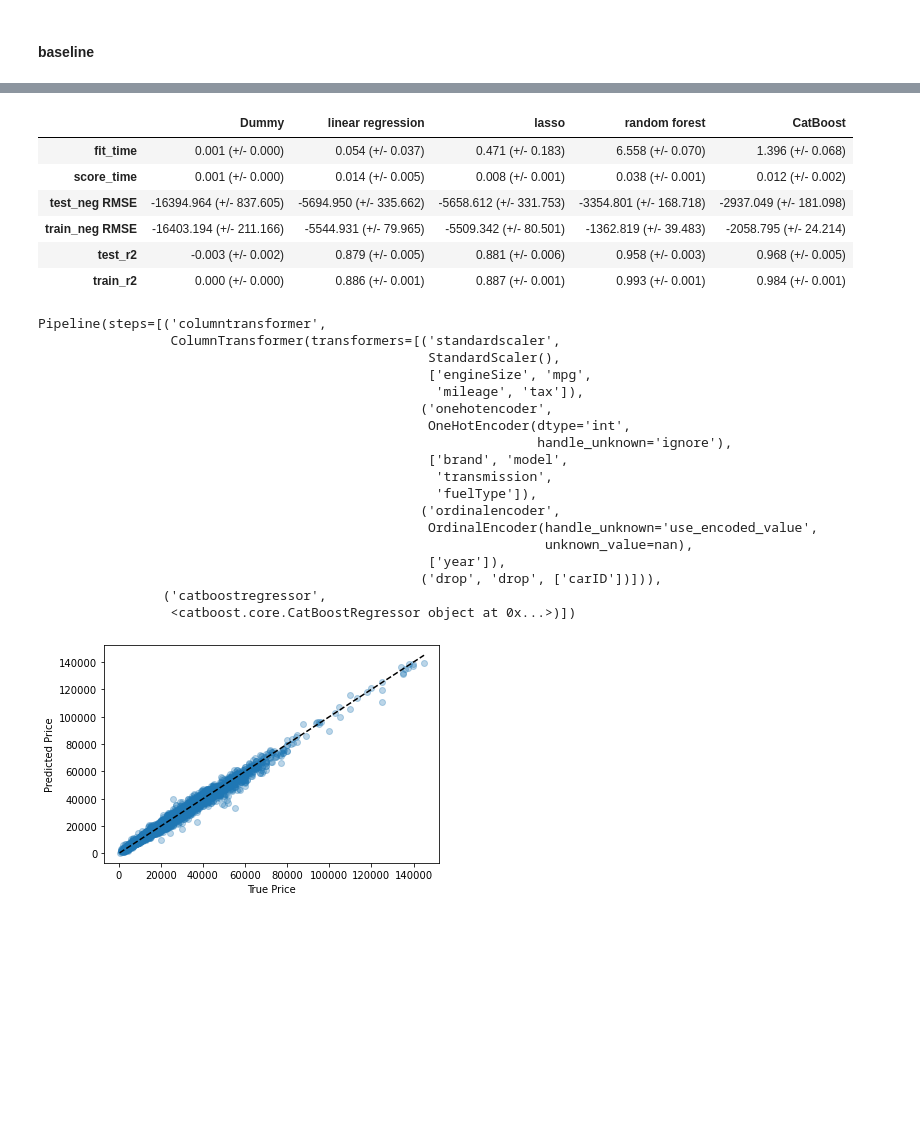
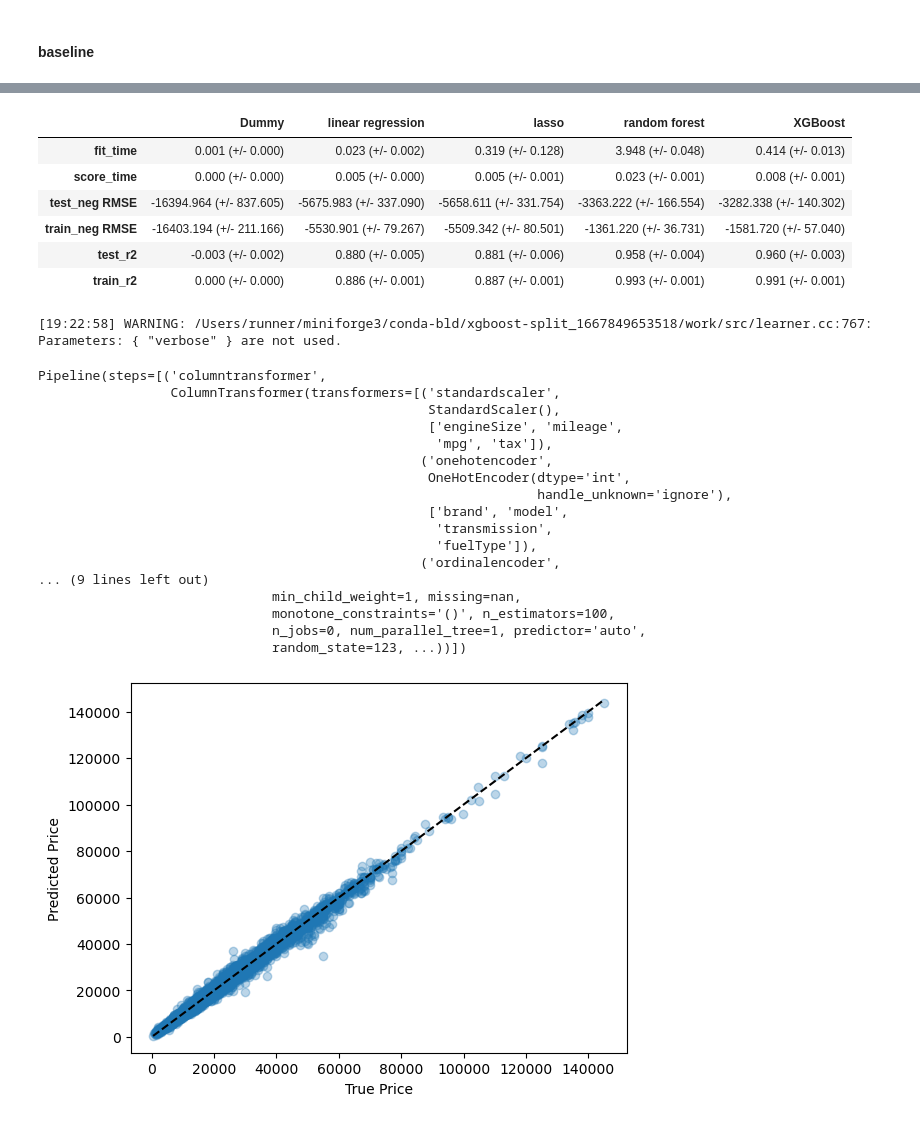
Before and after one commit to aimee0317/car_price_prediction, a Jupyter notebook: src/Model.ipynb, the cells around one changed output, grey strips where cells are left out. Drawn from its saved outputs; the diff is of its cells as text; code cells hidden in the pictures; blank space fills up the shorter version.

Commit message:
Change Catboost to XGboost

```diff
--- a/src/Model.ipynb
+++ b/src/Model.ipynb
@@ -179,15 +175,15 @@ pipe_rf = make_pipeline(
     preprocessor, RandomForestRegressor(random_state=123)
 )
 
-pipe_catboost = make_pipeline(
-    preprocessor, CatBoostRegressor(random_state=123, verbose = 0)
+pipe_xgboost = make_pipeline(
+    preprocessor, XGBRegressor(random_state=123, verbose = 0)
 )
 # %%
 models = {
     "linear regression": pipe_lr,
     "lasso": pipe_ls,
     "random forest": pipe_rf,
-    "CatBoost": pipe_catboost
+    "XGBoost": pipe_xgboost
 }
 # %%
 for (name, model) in models.items():
@@ -197,42 +208,43 @@ for (name, model) in models.items():
 # %%
 pd.DataFrame(results)
 # %% [output]
-|  | Dummy | linear regression | lasso | random forest | CatBoost |
-| fit_time | 0.001 (+/- 0.000) | 0.054 (+/- 0.037) | 0.471 (+/- 0.183) | 6.558 (+/- 0.070) | 1.396 (+/- 0.068) |
-| score_time | 0.001 (+/- 0.000) | 0.014 (+/- 0.005) | 0.008 (+/- 0.001) | 0.038 (+/- 0.001) | 0.012 (+/- 0.002) |
-| test_neg RMSE | -16394.964 (+/- 837.605) | -5694.950 (+/- 335.662) | -5658.612 (+/- 331.753) | -3354.801 (+/- 168.718) | -2937.049 (+/- 181.098) |
-| train_neg RMSE | -16403.194 (+/- 211.166) | -5544.931 (+/- 79.965) | -5509.342 (+/- 80.501) | -1362.819 (+/- 39.483) | -2058.795 (+/- 24.214) |
-| test_r2 | -0.003 (+/- 0.002) | 0.879 (+/- 0.005) | 0.881 (+/- 0.006) | 0.958 (+/- 0.003) | 0.968 (+/- 0.005) |
-| train_r2 | 0.000 (+/- 0.000) | 0.886 (+/- 0.001) | 0.887 (+/- 0.001) | 0.993 (+/- 0.001) | 0.984 (+/- 0.001) |
+|  | Dummy | linear regression | lasso | random forest | XGBoost |
+| fit_time | 0.001 (+/- 0.000) | 0.023 (+/- 0.002) | 0.319 (+/- 0.128) | 3.948 (+/- 0.048) | 0.414 (+/- 0.013) |
+| score_time | 0.000 (+/- 0.000) | 0.005 (+/- 0.000) | 0.005 (+/- 0.001) | 0.023 (+/- 0.001) | 0.008 (+/- 0.001) |
+| test_neg RMSE | -16394.964 (+/- 837.605) | -5675.983 (+/- 337.090) | -5658.611 (+/- 331.754) | -3363.222 (+/- 166.554) | -3282.338 (+/- 140.302) |
+| train_neg RMSE | -16403.194 (+/- 211.166) | -5530.901 (+/- 79.267) | -5509.342 (+/- 80.501) | -1361.220 (+/- 36.731) | -1581.720 (+/- 57.040) |
+| test_r2 | -0.003 (+/- 0.002) | 0.880 (+/- 0.005) | 0.881 (+/- 0.006) | 0.958 (+/- 0.004) | 0.960 (+/- 0.003) |
+| train_r2 | 0.000 (+/- 0.000) | 0.886 (+/- 0.001) | 0.887 (+/- 0.001) | 0.993 (+/- 0.001) | 0.991 (+/- 0.001) |
 # %%
-pipe_catboost.fit(X_train, y_train)
+pipe_xgboost.fit(X_train, y_train)
 # %% [output]
-Pipeline(steps=[('columntransformer',
-                 ColumnTransformer(transformers=[('standardscaler',
-                                                  StandardScaler(),
-                                                  ['engineSize', 'mpg',
-                                                   'mileage', 'tax']),
-                                                 ('onehotencoder',
-                                                  OneHotEncoder(dtype='int',
-                                                                handle_unknown='ignore'),
-                                                  ['brand', 'model',
-                                                   'transmission',
-                                                   'fuelType']),
-                                                 ('ordinalencoder',
-                                                  OrdinalEncoder(handle_unknown='use_encoded_value',
-                                                                 unknown_value=nan),
-                                                  ['year']),
-                                                 ('drop', 'drop', ['carID'])])),
-                ('catboostregressor',
-                 <catboost.core.CatBoostRegressor object at 0x...>)])
+[19:22:58] WARNING: /Users/runner/miniforge3/conda-bld/xgboost-split_1667849653518/work/src/learner.cc:767:
+Parameters: { "verbose" } are not used.
+Pipeline(steps=[('columntransformer',
+                 ColumnTransformer(transformers=[('standardscaler',
+                                                  StandardScaler(),
+                                                  ['engineSize', 'mileage',
+                                                   'mpg', 'tax']),
+                                                 ('onehotencoder',
+                                                  OneHotEncoder(dtype='int',
+                                                                handle_unknown='ignore'),
+                                                  ['brand', 'model',
+                                                   'transmission',
+                                                   'fuelType']),
+                                                 ('ordinalencoder',
+... (9 lines left out)
+                              min_child_weight=1, missing=nan,
+                              monotone_constraints='()', n_estimators=100,
+                              n_jobs=0, num_parallel_tree=1, predictor='auto',
+                              random_state=123, ...))])
 # %%
-plt.scatter(y_train, pipe_catboost.predict(X_train), alpha=0.3)
+plt.scatter(y_train, pipe_xgboost.predict(X_train), alpha=0.3)
 grid = np.linspace(y_train.min(), y_train.max(), 1000)
 plt.plot(grid, grid, "--k")
 plt.xlabel("True Price")
 plt.ylabel("Predicted Price");
 # %% [output]
-[figure, old version]
+[figure, new version]
 # %%
 preprocessor.fit(X_train, y_train)
 # %% [output]
```
Also changed, not shown: parts of 14 cells of this notebook.
